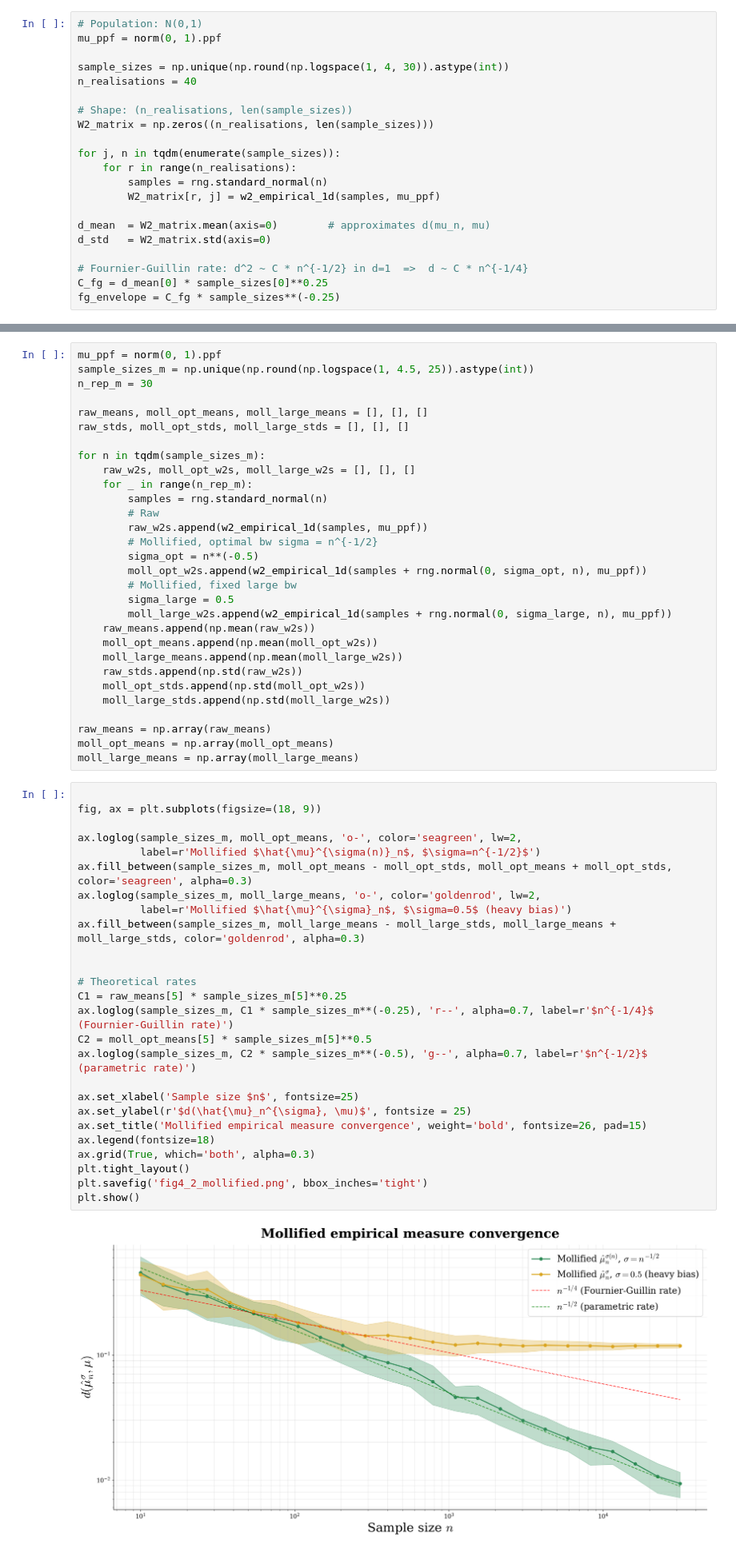
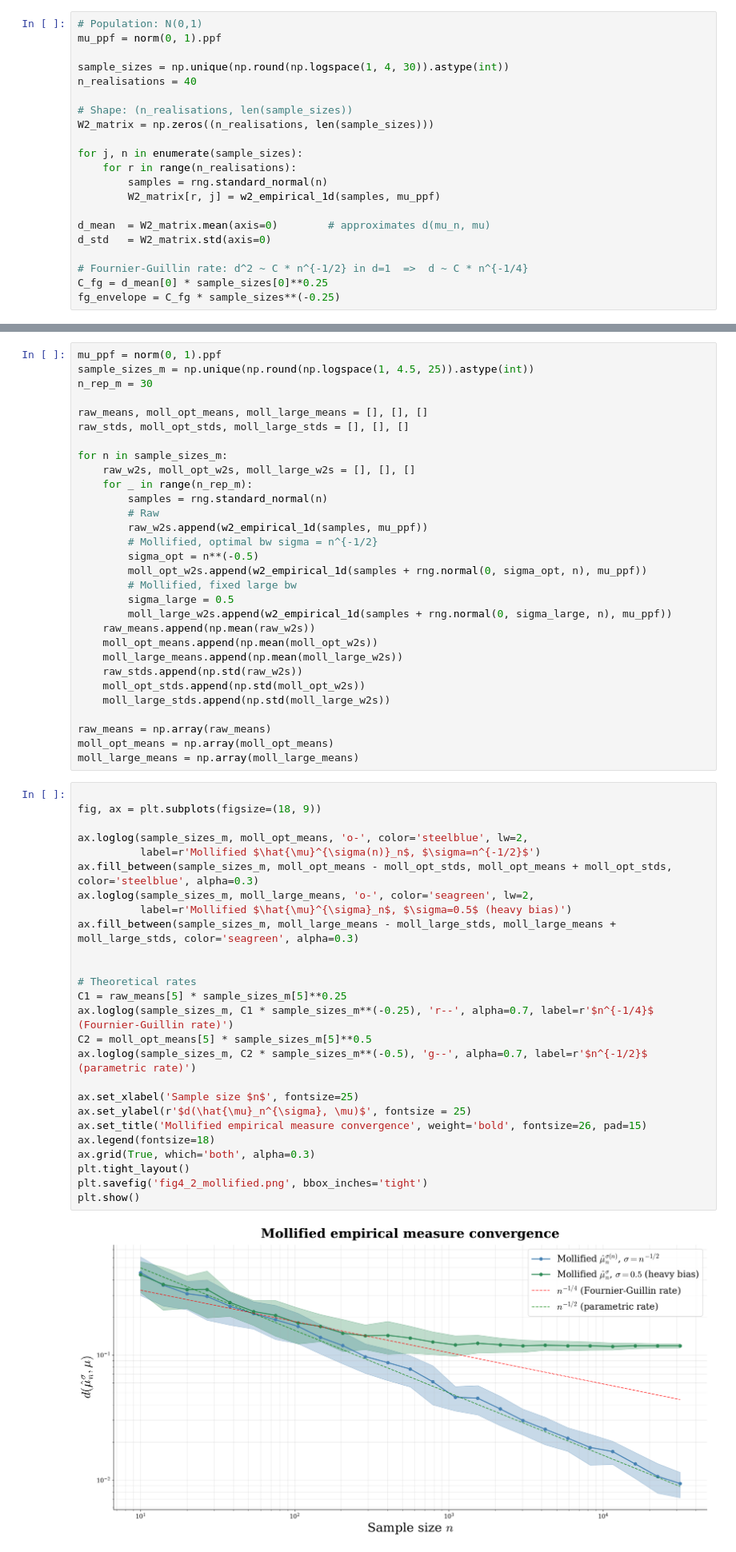
Before and after one commit to rs1422/RMSOT, a Jupyter notebook: Sections 4 and 5/Section_4_and_5.ipynb, the cells around one changed output, grey strips where cells are left out. Shown at 80% size. Cells and saved outputs as stored; diff of their text form.

```diff
--- a/Sections 4 and 5/Section_4_and_5.ipynb
+++ b/Sections 4 and 5/Section_4_and_5.ipynb
@@ -98,7 +98,7 @@ n_realisations = 40
 # Shape: (n_realisations, len(sample_sizes))
 W2_matrix = np.zeros((n_realisations, len(sample_sizes)))
 
-for j, n in tqdm(enumerate(sample_sizes)):
+for j, n in enumerate(sample_sizes):
     for r in range(n_realisations):
         samples = rng.standard_normal(n)
         W2_matrix[r, j] = w2_empirical_1d(samples, mu_ppf)
@@ -164,7 +164,7 @@ n_rep_m = 30
 raw_means, moll_opt_means, moll_large_means = [], [], []
 raw_stds, moll_opt_stds, moll_large_stds = [], [], []
 
-for n in tqdm(sample_sizes_m):
+for n in sample_sizes_m:
     raw_w2s, moll_opt_w2s, moll_large_w2s = [], [], []
     for _ in range(n_rep_m):
         samples = rng.standard_normal(n)
@@ -189,31 +189,31 @@ moll_large_means = np.array(moll_large_means)
 # %%
 
 fig, ax = plt.subplots(figsize=(18, 9))
 
-ax.loglog(sample_sizes_m, moll_opt_means, 'o-', color='seagreen', lw=2,
+ax.loglog(sample_sizes_m, moll_opt_means, 'o-', color='steelblue', lw=2,
           label=r'Mollified $\hat{\mu}^{\sigma(n)}_n$, $\sigma=n^{-1/2}$')
-ax.fill_between(sample_sizes_m, moll_opt_means - moll_opt_stds, moll_opt_means + moll_opt_stds, color='seagreen', alpha=0.3)
-ax.loglog(sample_sizes_m, moll_large_means, 'o-', color='goldenrod', lw=2,
+ax.fill_between(sample_sizes_m, moll_opt_means - moll_opt_stds, moll_opt_means + moll_opt_stds, color='steelblue', alpha=0.3)
+ax.loglog(sample_sizes_m, moll_large_means, 'o-', color='seagreen', lw=2,
           label=r'Mollified $\hat{\mu}^{\sigma}_n$, $\sigma=0.5$ (heavy bias)')
-ax.fill_between(sample_sizes_m, moll_large_means - moll_large_stds, moll_large_means + moll_large_stds, color='goldenrod', alpha=0.3)
+ax.fill_between(sample_sizes_m, moll_large_means - moll_large_stds, moll_large_means + moll_large_stds, color='seagreen', alpha=0.3)
 
 
 # Theoretical rates
 C1 = raw_means[5] * sample_sizes_m[5]**0.25
 ax.loglog(sample_sizes_m, C1 * sample_sizes_m**(-0.25), 'r--', alpha=0.7, label=r'$n^{-1/4}$ (Fournier-Guillin rate)')
 C2 = moll_opt_means[5] * sample_sizes_m[5]**0.5
 ax.loglog(sample_sizes_m, C2 * sample_sizes_m**(-0.5), 'g--', alpha=0.7, label=r'$n^{-1/2}$ (parametric rate)')
 
 ax.set_xlabel('Sample size $n$', fontsize=25)
 ax.set_ylabel(r'$d(\hat{\mu}_n^{\sigma}, \mu)$', fontsize = 25)
 ax.set_title('Mollified empirical measure convergence', weight='bold', fontsize=26, pad=15)
 ax.legend(fontsize=18)
 ax.grid(True, which='both', alpha=0.3)
 plt.tight_layout()
 plt.savefig('fig4_2_mollified.png', bbox_inches='tight')
 plt.show()
 # %% [output]
-[figure, old version]
+[figure, new version]
 # %% [markdown]
 ---
 ## 3. Wasserstein Gradient Flow Convergence (Section 4.5)
```
Also changed, not shown: parts of 5 cells of this notebook, 13 other files.
